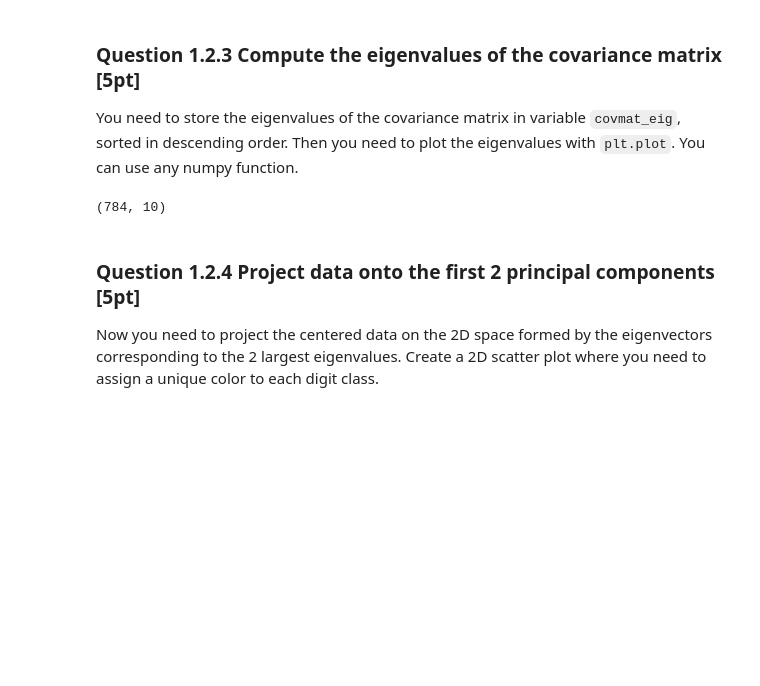
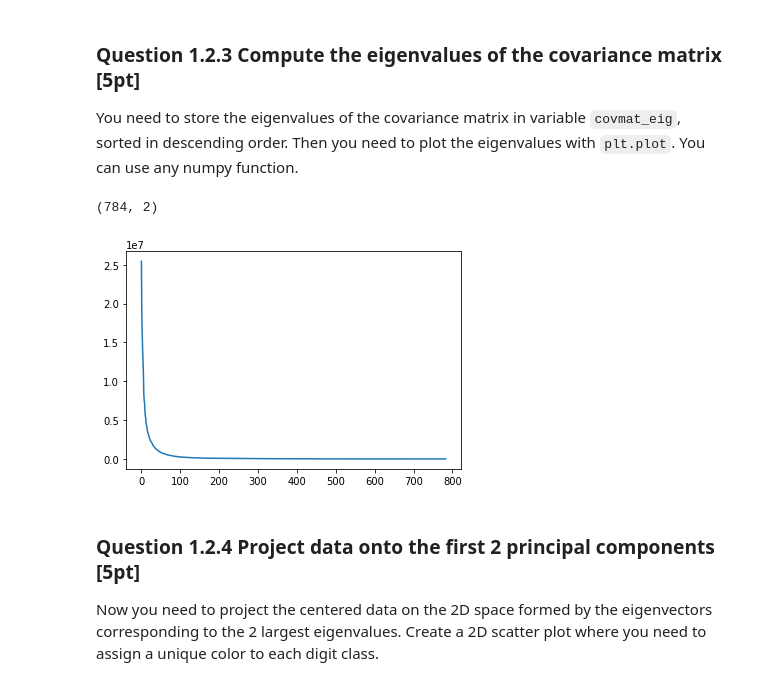
Before and after one commit to guppykang/PCA_CNN, a Jupyter notebook: CSE152 HW2.ipynb, the cells around one changed output. Drawn from its saved outputs; the diff is of its cells as text; code cells hidden in the pictures; blank space fills up the shorter version.

```diff
--- a/CSE152 HW2.ipynb
+++ b/CSE152 HW2.ipynb
@@ -115,18 +94,25 @@ You need to store the eigenvalues of the covariance matrix in variable `covmat_e
 # %%
 eig_val,covmat_eig = np.linalg.eig(data_covmat)
 
 eig_loc = np.argsort(eig_val)[::-1]
 
 new_basis = covmat_eig[:,eig_loc[:2]]
 
+x = []
+for i in range(784):
+    x.append(i)
+
+plt.plot(x, eig_val)
+
 print(new_basis.shape)
 
 
 
 ### YOUR CODE HERE
 ### END OF CODE
 # %% [output]
-(784, 10)
+(784, 2)
+[figure, added]
 # %% [markdown]
 ### Question 1.2.4 Project data onto the first 2 principal components [5pt]
 Now you need to project the centered data on the 2D space formed by the eigenvectors corresponding to the 2 largest eigenvalues. Create a 2D scatter plot where you need to assign a unique color to each digit class.
```
Also changed, not shown: parts of 20 cells of this notebook, 4 other files.
